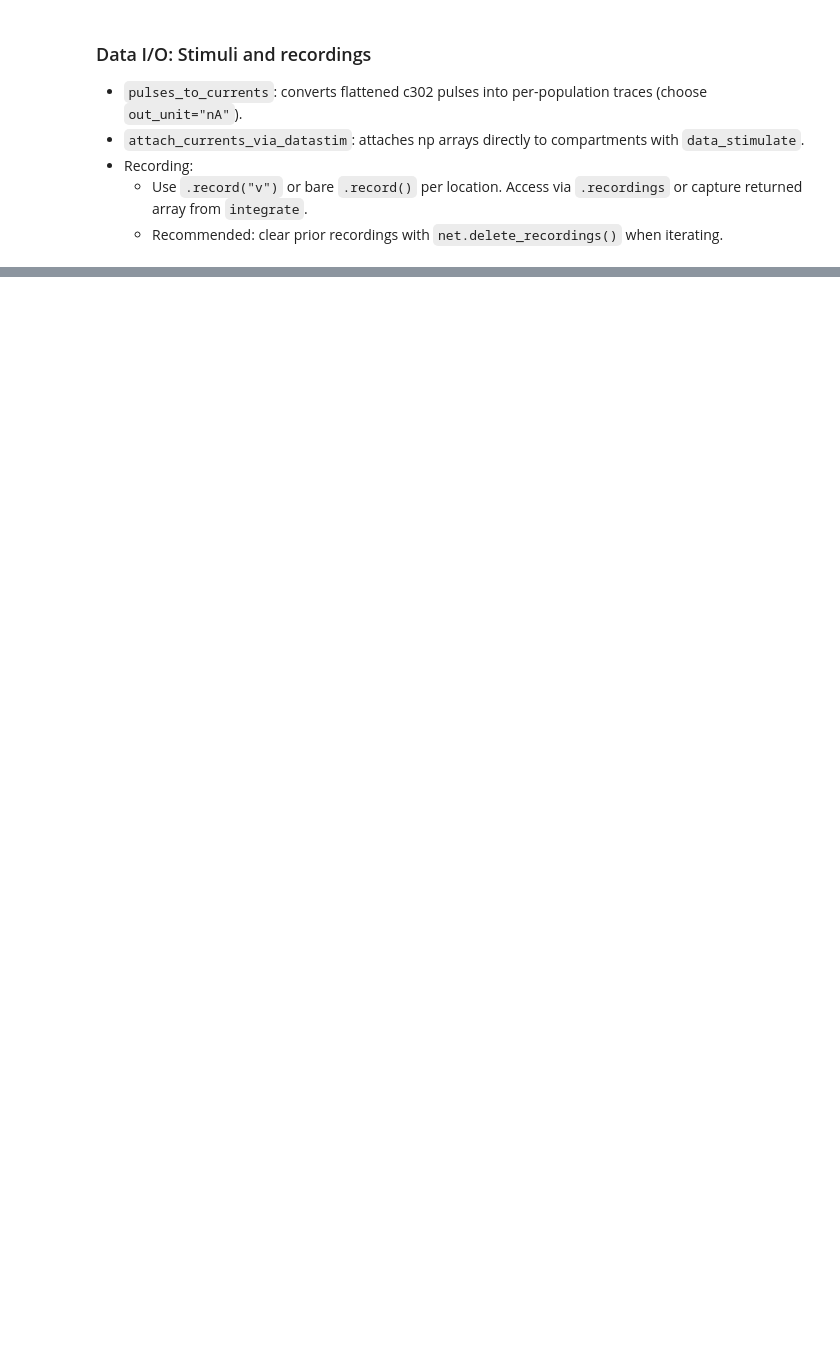
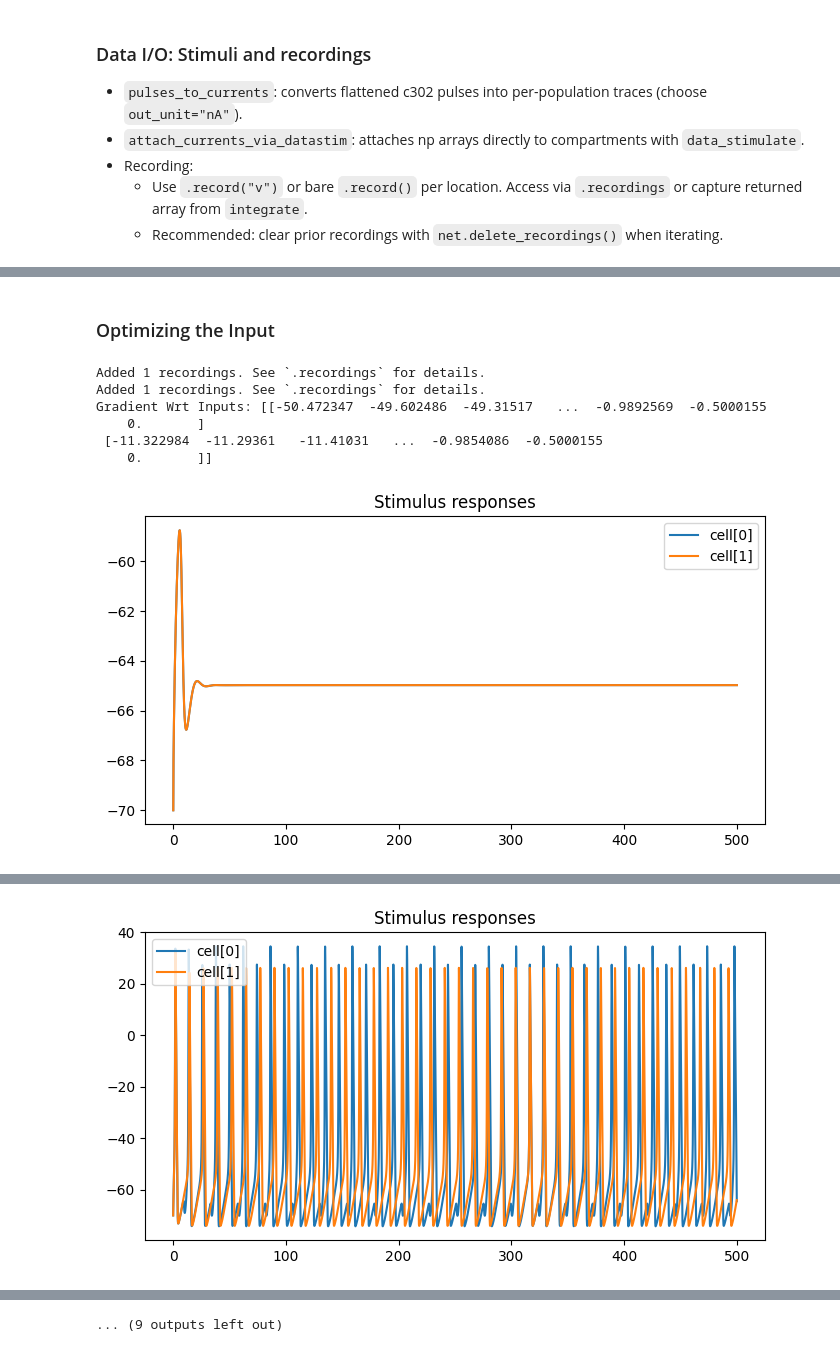
Before and after one commit to evcoats/connectome2jaxley, a Jupyter notebook: NeuroML_to_Jaxley_Tutorial.ipynb, the cells around one changed output, grey strips where cells are left out. Drawn from its saved outputs; the diff is of its cells as text; code cells hidden in the pictures; blank space fills up the shorter version.

```diff
--- a/NeuroML_to_Jaxley_Tutorial.ipynb
+++ b/NeuroML_to_Jaxley_Tutorial.ipynb
@@ -349,0 +251,78 @@ for epoch in range(3):
+# %% [markdown]
+### Optimizing the Input
+# %%
+import jax
+import jax.numpy as jnp
+import optax
+
+# Choose dt/t_max consistent with your run
+dt = 0.05
+t_max = 500.0
+T = int(t_max / dt) + 1
+I_max_nA = 1  # 20 pA
+
+
+# Pick a cell index to stimulate/record
+stim_idxs = list(built.id_to_index.values())[:2]
+
+# Clear recordings and add new ones
+try: built.net.delete_recordings()
+except: pass
+for i in stim_idxs:
+    built.net.cell(i).branch(0).loc(0.0).record("v")
+
+# Build a combined template once (indices fixed), array will be replaced each step
+ds = None
+for i in stim_idxs:
+    ds = built.net.cell(i).branch(0).comp(0).data_stimulate(jnp.zeros(T, dtype=jnp.float32), ds)
+state_name, _, inds = ds  # ('i', zeros[2,T], DataFrame)
+
+# Optimization variable: z -> tanh -> currents (2,T)
+z0 = jnp.zeros((len(stim_idxs), T), dtype=jnp.float32)
+
+def simulate_with_stim(z):
+    I = I_max_nA * jnp.tanh(z)            # bounded nA, shape (2,T)
+    ds_now = (state_name, I, inds)        # reuse indices, swap only array
+    V = jx.integrate(built.net, delta_t=dt, t_max=t_max, data_stimuli=ds_now)
+    return V
+
+@jax.jit
+def loss_fn(z):
+    V = simulate_with_stim(z)
+    # Mean squared voltage across both recorded/stim cells
+    mse = jnp.mean(V**2)
+    # Tiny regularizer on current energy
+    reg = 1e-4 * jnp.mean((I_max_nA * jnp.tanh(z))**2)
+    return mse + reg, V
+
+opt = optax.adam(1e-2)
+z = z0
+opt_state = opt.init(z)
+
+def plot_voltage(V, t_max, dt):
+    t = np.arange(0.0, t_max + dt, dt)
+    plt.figure(figsize=(8,4))
+    for k in range(min(5, V.shape[0])):
+        plt.plot(t, V[k], label=f"cell[{k}]")
+    plt.legend(); plt.title("Stimulus responses"); plt.show()
+
+
+for step in range(10):
+    ((val, V), grad) = jax.value_and_grad(loss_fn,has_aux=True)(z)
+    print("Gradient Wrt Inputs: "+ str(grad))
+    plot_voltage(V, t_max, dt)  # not (V, dt, t_max)
+    updates, opt_state = opt.update(grad, opt_state)
+    z = optax.apply_updates(z, updates)
+    print(f"step {step}  loss={float(val):.6f}")
+
+# Get the final current and voltage
+stim_opt = I_max_nA * jnp.tanh(z)
+V_opt = simulate_with_stim(z)
+# %% [output]
+Added 1 recordings. See `.recordings` for details.
+Added 1 recordings. See `.recordings` for details.
+Gradient Wrt Inputs: [[-50.472347  -49.602486  -49.31517   ...  -0.9892569  -0.5000155
+    0.       ]
+ [-11.322984  -11.29361   -11.41031   ...  -0.9854086  -0.5000155
+    0.       ]]
+[figure, added]
@@ -349,0 +334 @@ for epoch in range(3):
+[figure, added]
@@ -349,0 +359 @@ for epoch in range(3):
+... (9 outputs left out)
```
Also changed, not shown: parts of 17 cells of this notebook, 16 other files.
